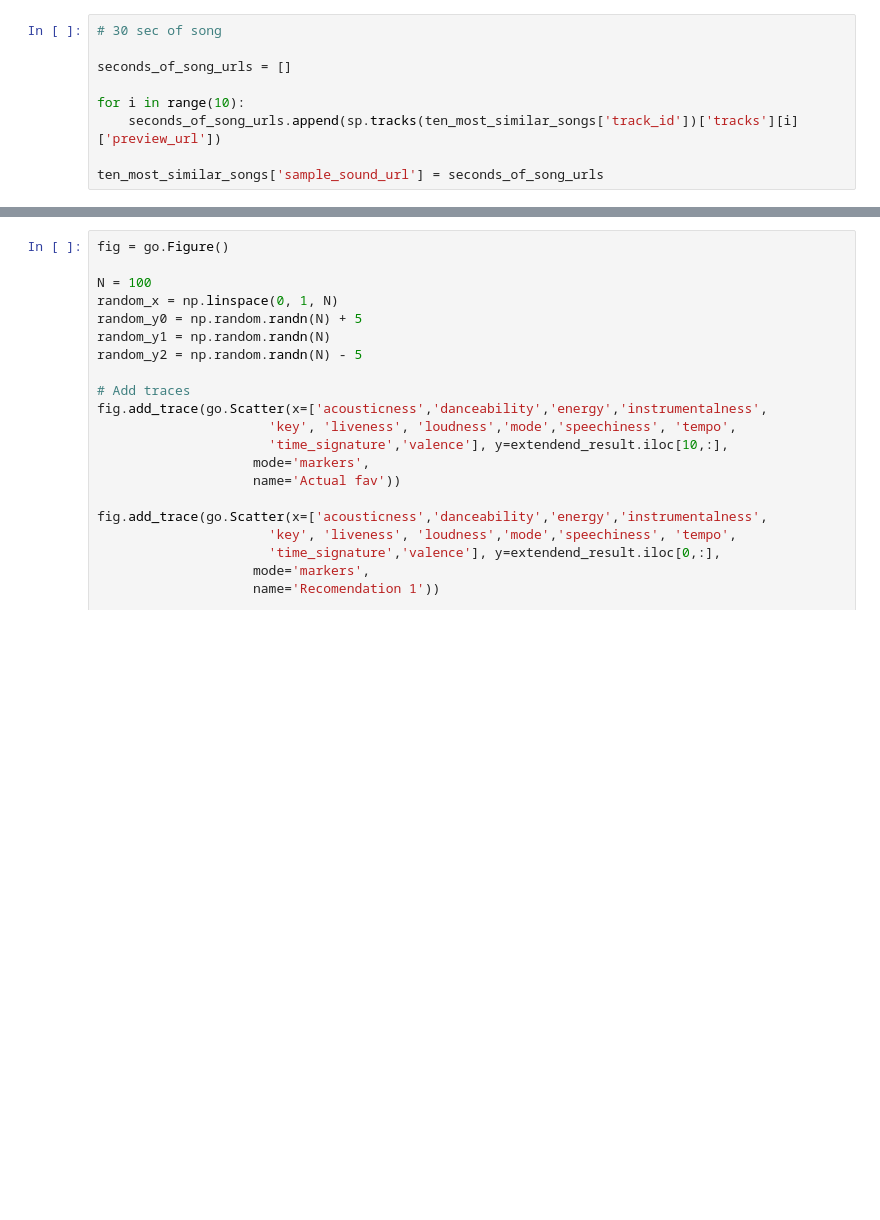
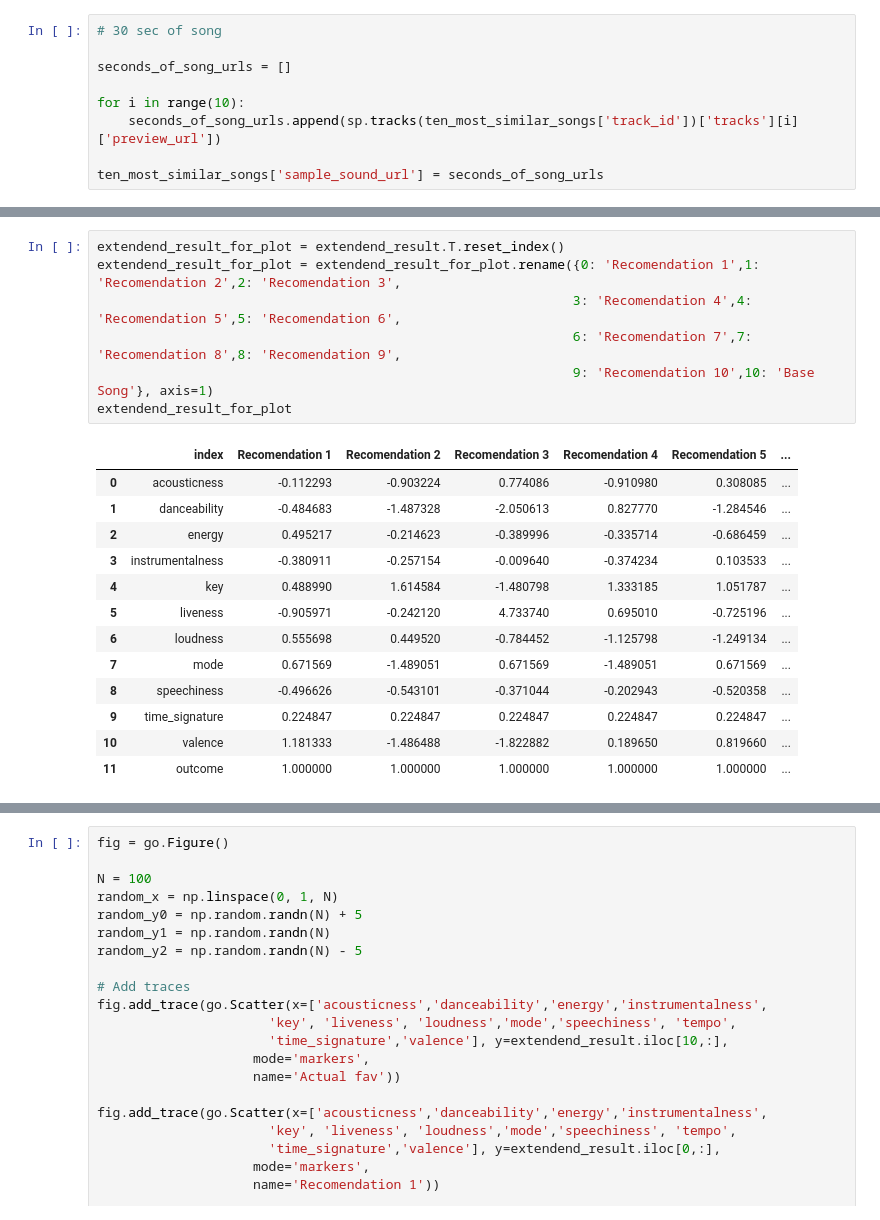
Before and after one commit to CodingDuckmx/Spotify_suggestions, a Jupyter notebook: Suggestions_notebook.ipynb, the cells around one changed output, grey strips where cells are left out. Drawn from its saved outputs; the diff is of its cells as text; blank space fills up the shorter version.

```diff
--- a/Suggestions_notebook.ipynb
+++ b/Suggestions_notebook.ipynb
@@ -252,0 +241,21 @@ extendend_result
+# %%
+extendend_result_for_plot = extendend_result.T.reset_index()
+extendend_result_for_plot = extendend_result_for_plot.rename({0: 'Recomendation 1',1: 'Recomendation 2',2: 'Recomendation 3',
+                                                             3: 'Recomendation 4',4: 'Recomendation 5',5: 'Recomendation 6',
+                                                             6: 'Recomendation 7',7: 'Recomendation 8',8: 'Recomendation 9',
+                                                             9: 'Recomendation 10',10: 'Base Song'}, axis=1)
+extendend_result_for_plot
+# %% [output]
+|  | index | Recomendation 1 | Recomendation 2 | Recomendation 3 | Recomendation 4 | Recomendation 5 | ... |
+| 0 | acousticness | -0.112293 | -0.903224 | 0.774086 | -0.910980 | 0.308085 | ... |
+| 1 | danceability | -0.484683 | -1.487328 | -2.050613 | 0.827770 | -1.284546 | ... |
+| 2 | energy | 0.495217 | -0.214623 | -0.389996 | -0.335714 | -0.686459 | ... |
+| 3 | instrumentalness | -0.380911 | -0.257154 | -0.009640 | -0.374234 | 0.103533 | ... |
+| 4 | key | 0.488990 | 1.614584 | -1.480798 | 1.333185 | 1.051787 | ... |
+| 5 | liveness | -0.905971 | -0.242120 | 4.733740 | 0.695010 | -0.725196 | ... |
+| 6 | loudness | 0.555698 | 0.449520 | -0.784452 | -1.125798 | -1.249134 | ... |
+| 7 | mode | 0.671569 | -1.489051 | 0.671569 | -1.489051 | 0.671569 | ... |
+| 8 | speechiness | -0.496626 | -0.543101 | -0.371044 | -0.202943 | -0.520358 | ... |
+| 9 | time_signature | 0.224847 | 0.224847 | 0.224847 | 0.224847 | 0.224847 | ... |
+| 10 | valence | 1.181333 | -1.486488 | -1.822882 | 0.189650 | 0.819660 | ... |
+| 11 | outcome | 1.000000 | 1.000000 | 1.000000 | 1.000000 | 1.000000 | ... |
```
Also changed, not shown: parts of 17 cells of this notebook, 3 other files.
